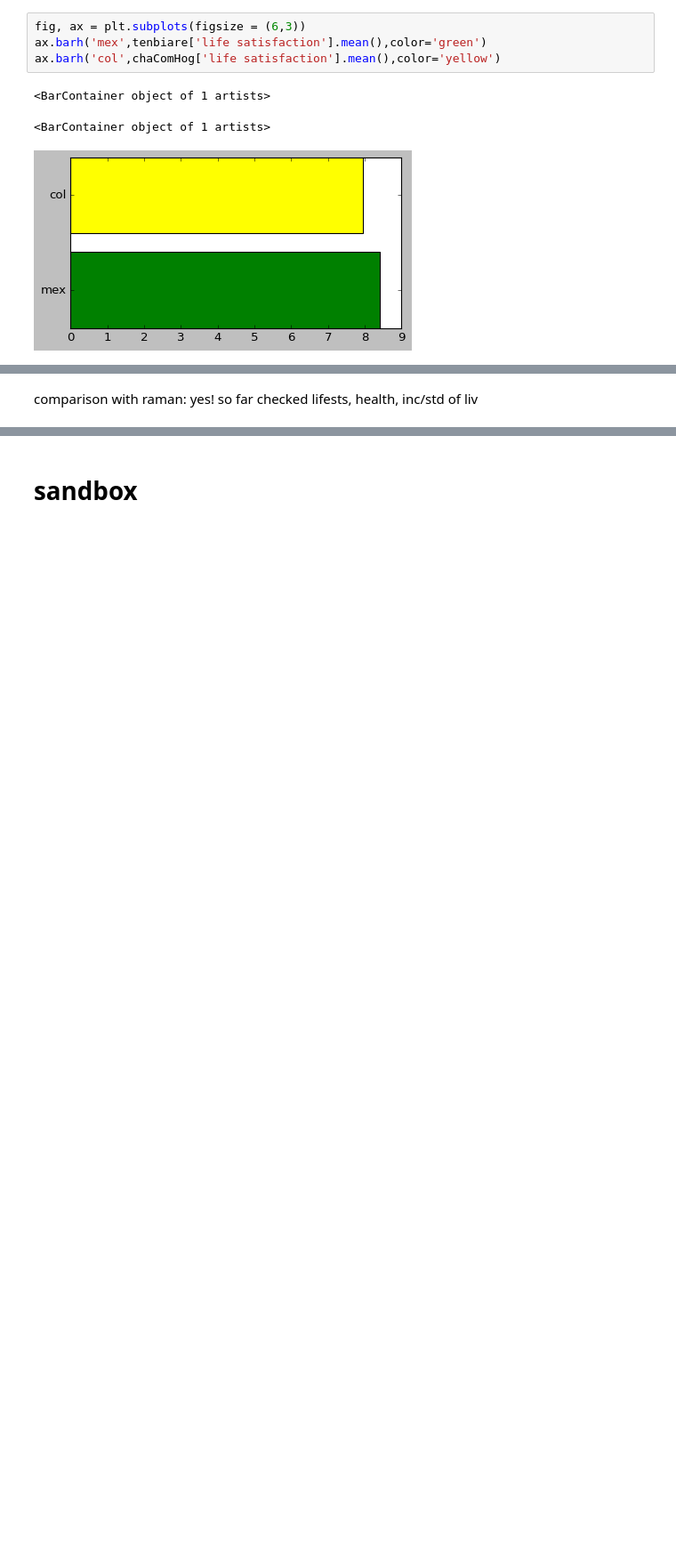
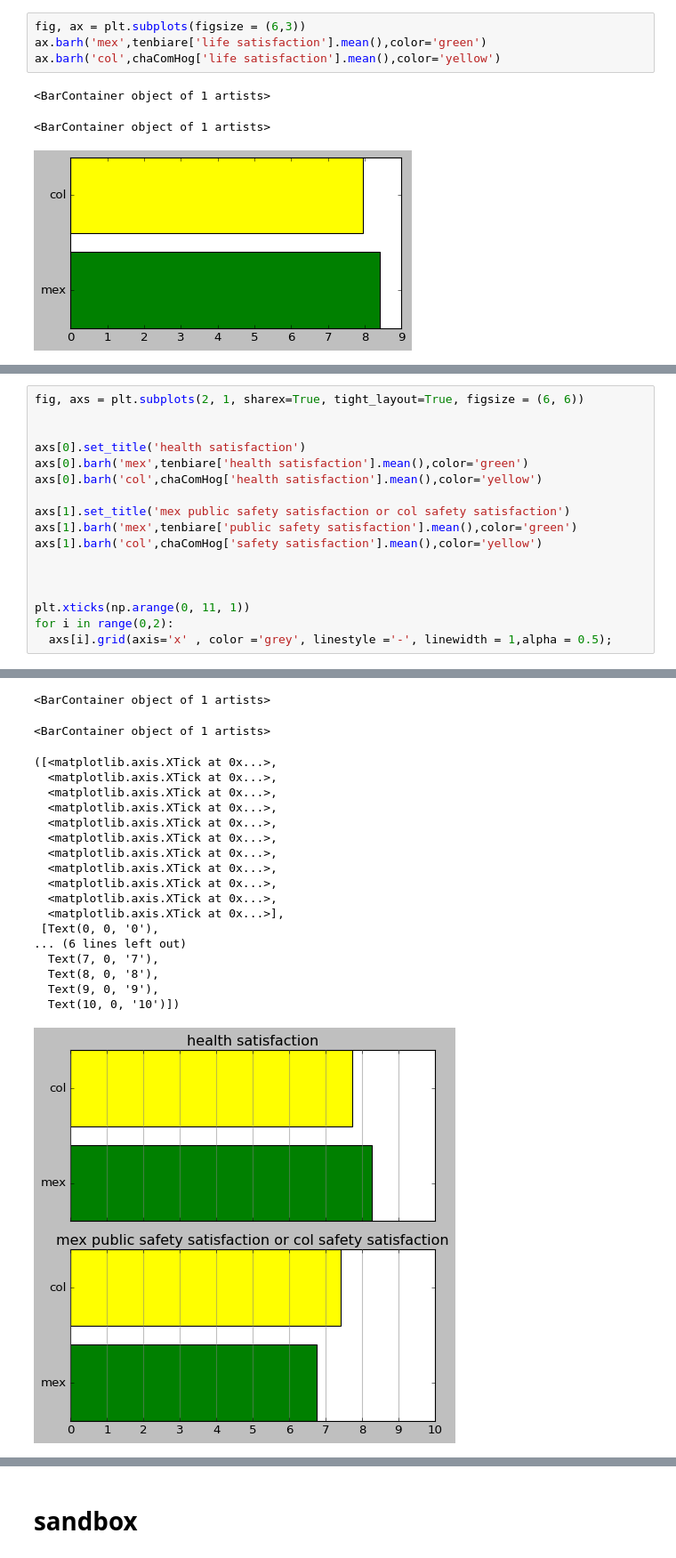
Before and after one commit to theaok/linaColMex, a Jupyter notebook: linaColMex.ipynb, the cells around one changed output, grey strips where cells are left out. Shown at 89% size. Saved outputs shown, nothing was run; the diff lists cells and outputs as text; blank space fills up the shorter version.

```diff
--- a/linaColMex.ipynb
+++ b/linaColMex.ipynb
@@ -1067,3 +1084,18 @@ Text(0.5, 1.0, 'mex standard of living or col income satisfaction')
-# %% [markdown]
-comparison with raman:
-yes! so far checked lifests, health, inc/std of liv
+# %%
+fig, axs = plt.subplots(2, 1, sharex=True, tight_layout=True, figsize = (6, 6))
+
+
+axs[0].set_title('health satisfaction')
+axs[0].barh('mex',tenbiare['health satisfaction'].mean(),color='green')
+axs[0].barh('col',chaComHog['health satisfaction'].mean(),color='yellow')
+
+axs[1].set_title('mex public safety satisfaction or col safety satisfaction')
+axs[1].barh('mex',tenbiare['public safety satisfaction'].mean(),color='green')
+axs[1].barh('col',chaComHog['safety satisfaction'].mean(),color='yellow')
+
+
+
+plt.xticks(np.arange(0, 11, 1))
+for i in range(0,2):
+  axs[i].grid(axis='x' , color ='grey', linestyle ='-', linewidth = 1,alpha = 0.5);
+# %% [output]
@@ -1069,0 +1106,20 @@ yes! so far checked lifests, health, inc/std of liv
+<BarContainer object of 1 artists>
+<BarContainer object of 1 artists>
+([<matplotlib.axis.XTick at 0x...>,
+  <matplotlib.axis.XTick at 0x...>,
+  <matplotlib.axis.XTick at 0x...>,
+  <matplotlib.axis.XTick at 0x...>,
+  <matplotlib.axis.XTick at 0x...>,
+  <matplotlib.axis.XTick at 0x...>,
+  <matplotlib.axis.XTick at 0x...>,
+  <matplotlib.axis.XTick at 0x...>,
+  <matplotlib.axis.XTick at 0x...>,
+  <matplotlib.axis.XTick at 0x...>,
+  <matplotlib.axis.XTick at 0x...>],
+ [Text(0, 0, '0'),
+... (6 lines left out)
+  Text(7, 0, '7'),
+  Text(8, 0, '8'),
+  Text(9, 0, '9'),
+  Text(10, 0, '10')])
+[figure, added]
```
Also changed, not shown: parts of 13 cells of this notebook.
